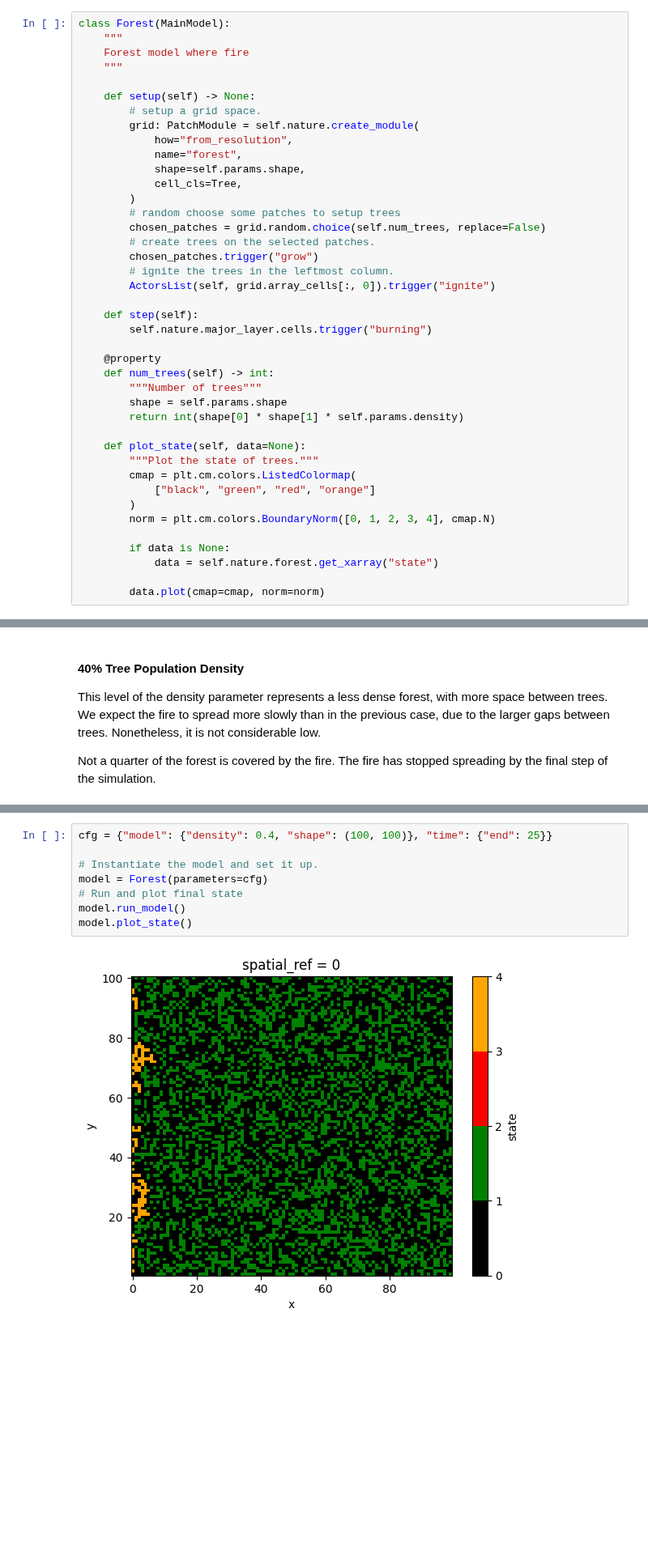
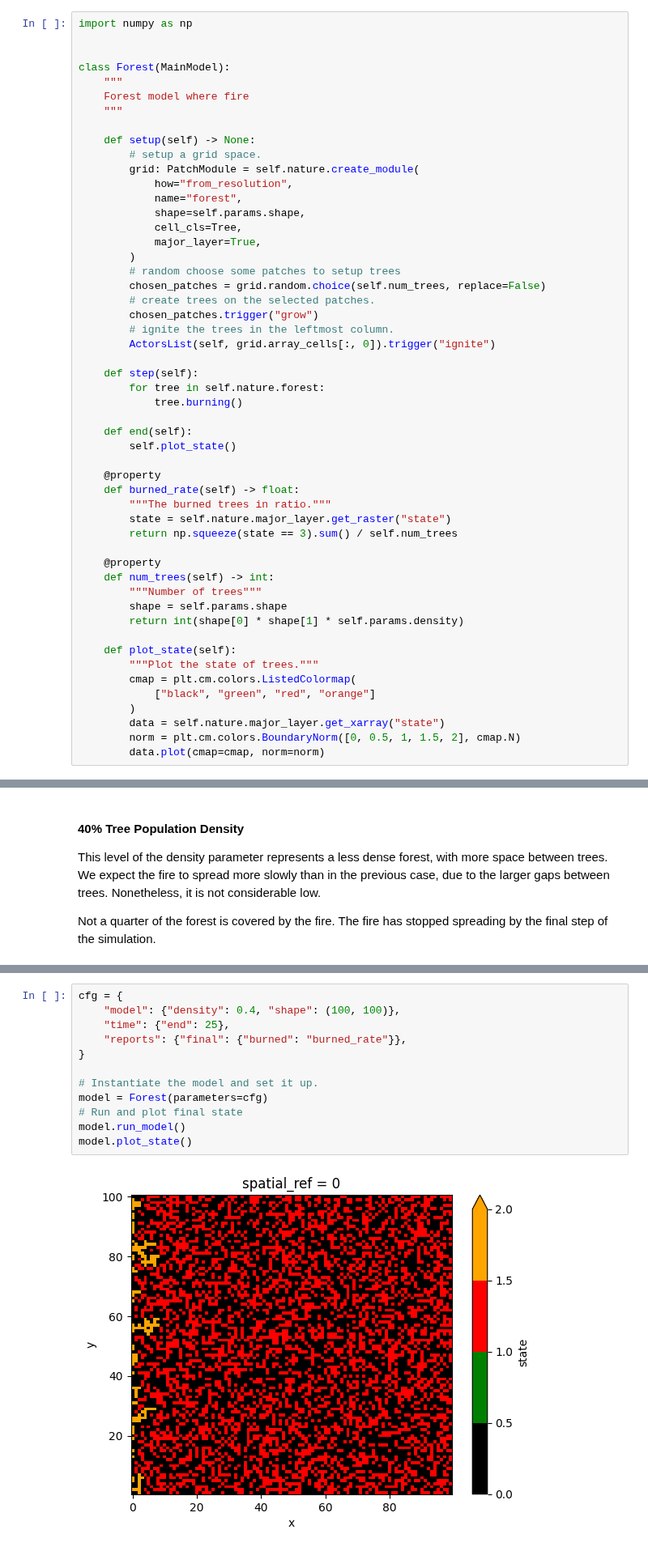
Before and after one commit to ABSESpy/ABSESpy, a Jupyter notebook: docs/tutorial/beginner/fire_tutorial.ipynb, the cells around one changed output, grey strips where cells are left out. Shown at 81% size. Drawn from its saved outputs; the diff is of its cells as text; blank space fills up the shorter version.

Commit message:
feat(src): :sparkles: adding final reports

```diff
--- a/docs/tutorial/beginner/fire_tutorial.ipynb
+++ b/docs/tutorial/beginner/fire_tutorial.ipynb
@@ -85,6 +85,9 @@ The step method is called repeatedly to simulate the passage of time and the spr
 
 Besides those two methods, we want another one that will allow us to visualize the current state of the forest. It will serve the purpose of letting us have a glimpse of the macro state emerging from the simple, micro interactions of the trees.
 # %%
+import numpy as np
+
+
 class Forest(MainModel):
     """
     Forest model where fire
@@ -97,6 +100,7 @@ class Forest(MainModel):
             name="forest",
             shape=self.params.shape,
             cell_cls=Tree,
+            major_layer=True,
         )
         # random choose some patches to setup trees
         chosen_patches = grid.random.choice(self.num_trees, replace=False)
@@ -106,7 +110,17 @@ class Forest(MainModel):
         ActorsList(self, grid.array_cells[:, 0]).trigger("ignite")
 
     def step(self):
-        self.nature.major_layer.cells.trigger("burning")
+        for tree in self.nature.forest:
+            tree.burning()
+
+    def end(self):
+        self.plot_state()
+
+    @property
+    def burned_rate(self) -> float:
+        """The burned trees in ratio."""
+        state = self.nature.major_layer.get_raster("state")
+        return np.squeeze(state == 3).sum() / self.num_trees
 
     @property
     def num_trees(self) -> int:
@@ -114,16 +128,13 @@ class Forest(MainModel):
         shape = self.params.shape
         return int(shape[0] * shape[1] * self.params.density)
 
-    def plot_state(self, data=None):
+    def plot_state(self):
         """Plot the state of trees."""
         cmap = plt.cm.colors.ListedColormap(
             ["black", "green", "red", "orange"]
         )
-        norm = plt.cm.colors.BoundaryNorm([0, 1, 2, 3, 4], cmap.N)
-
-        if data is None:
-            data = self.nature.forest.get_xarray("state")
-
+        data = self.nature.major_layer.get_xarray("state")
+        norm = plt.cm.colors.BoundaryNorm([0, 0.5, 1, 1.5, 2], cmap.N)
         data.plot(cmap=cmap, norm=norm)
 # %% [markdown]
 ## Simulations and Discussion
@@ -160,10 +175,14 @@ Not a quarter of the forest is covered by the fire. The fire has stopped spreadi
 # %%
-cfg = {"model": {"density": 0.4, "shape": (100, 100)}, "time": {"end": 25}}
+cfg = {
+    "model": {"density": 0.4, "shape": (100, 100)},
+    "time": {"end": 25},
+    "reports": {"final": {"burned": "burned_rate"}},
+}
 
 # Instantiate the model and set it up.
 model = Forest(parameters=cfg)
 # Run and plot final state
 model.run_model()
 model.plot_state()
 # %% [output]
-[figure, old version]
+[figure, new version]
```
Also changed, not shown: parts of 4 cells of this notebook, 6 other files.
